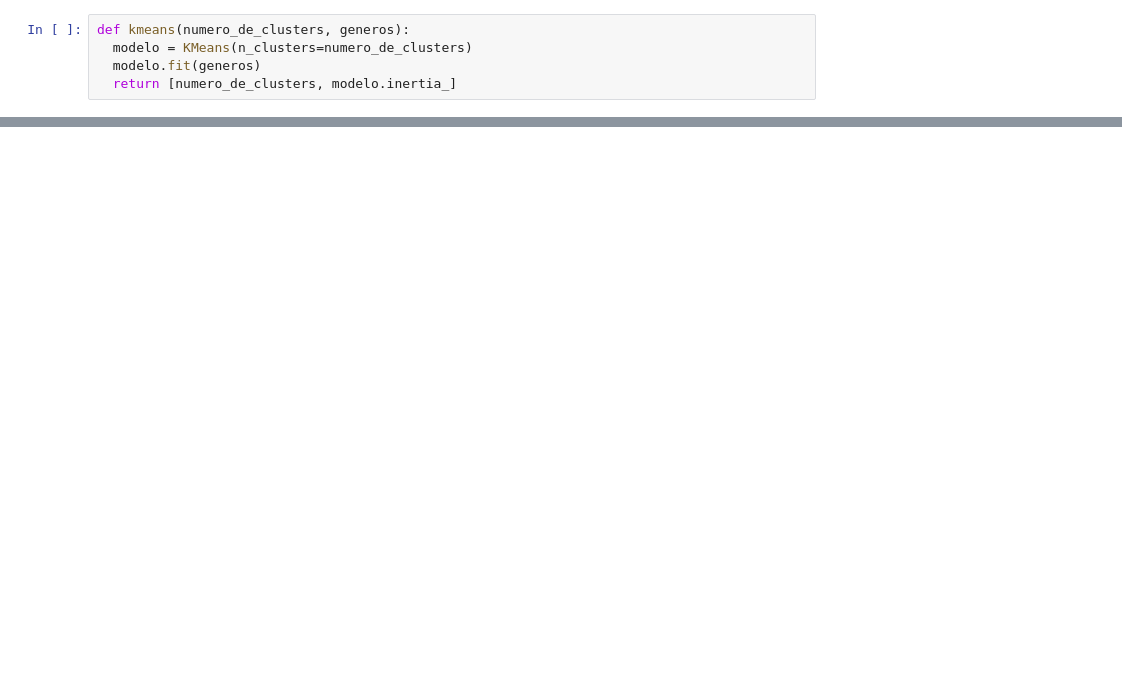
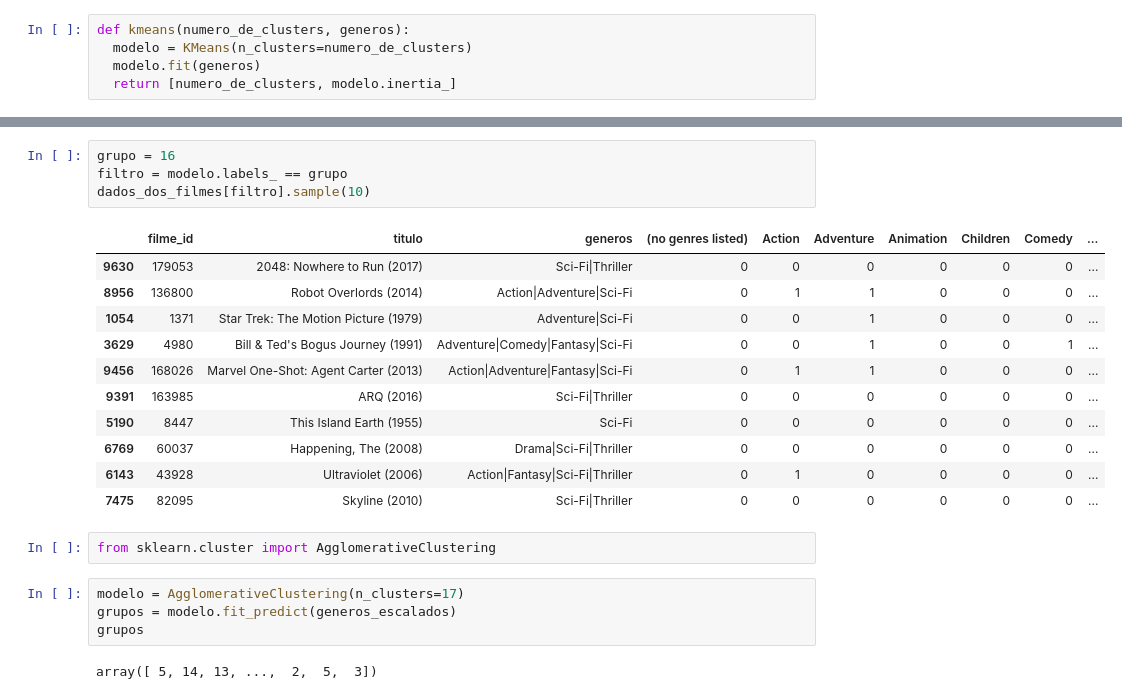
Before and after one commit to manuela-blanco/machine_learning-alura, a Jupyter notebook: filmes.ipynb, the cells around one changed output, grey strips where cells are left out. Cells and saved outputs as stored; diff of their text form; blank space fills up the shorter version.

```diff
--- a/filmes.ipynb
+++ b/filmes.ipynb
@@ -220,0 +265,24 @@ kmeans(20, generos_escalados)
+# %%
+grupo = 16
+filtro = modelo.labels_ == grupo
+dados_dos_filmes[filtro].sample(10)
+# %% [output]
+|  | filme_id | titulo | generos | (no genres listed) | Action | Adventure | Animation | Children | Comedy | ... |
+| 9630 | 179053 | 2048: Nowhere to Run (2017) | Sci-Fi|Thriller | 0 | 0 | 0 | 0 | 0 | 0 | ... |
+| 8956 | 136800 | Robot Overlords (2014) | Action|Adventure|Sci-Fi | 0 | 1 | 1 | 0 | 0 | 0 | ... |
+| 1054 | 1371 | Star Trek: The Motion Picture (1979) | Adventure|Sci-Fi | 0 | 0 | 1 | 0 | 0 | 0 | ... |
+| 3629 | 4980 | Bill & Ted's Bogus Journey (1991) | Adventure|Comedy|Fantasy|Sci-Fi | 0 | 0 | 1 | 0 | 0 | 1 | ... |
+| 9456 | 168026 | Marvel One-Shot: Agent Carter (2013) | Action|Adventure|Fantasy|Sci-Fi | 0 | 1 | 1 | 0 | 0 | 0 | ... |
+| 9391 | 163985 | ARQ (2016) | Sci-Fi|Thriller | 0 | 0 | 0 | 0 | 0 | 0 | ... |
+| 5190 | 8447 | This Island Earth (1955) | Sci-Fi | 0 | 0 | 0 | 0 | 0 | 0 | ... |
+| 6769 | 60037 | Happening, The (2008) | Drama|Sci-Fi|Thriller | 0 | 0 | 0 | 0 | 0 | 0 | ... |
+| 6143 | 43928 | Ultraviolet (2006) | Action|Fantasy|Sci-Fi|Thriller | 0 | 1 | 0 | 0 | 0 | 0 | ... |
+| 7475 | 82095 | Skyline (2010) | Sci-Fi|Thriller | 0 | 0 | 0 | 0 | 0 | 0 | ... |
+# %%
+from sklearn.cluster import AgglomerativeClustering
+# %%
+modelo = AgglomerativeClustering(n_clusters=17)
+grupos = modelo.fit_predict(generos_escalados)
+grupos
+# %% [output]
+array([ 5, 14, 13, ...,  2,  5,  3])
```
Also changed, not shown: parts of 23 cells of this notebook.
